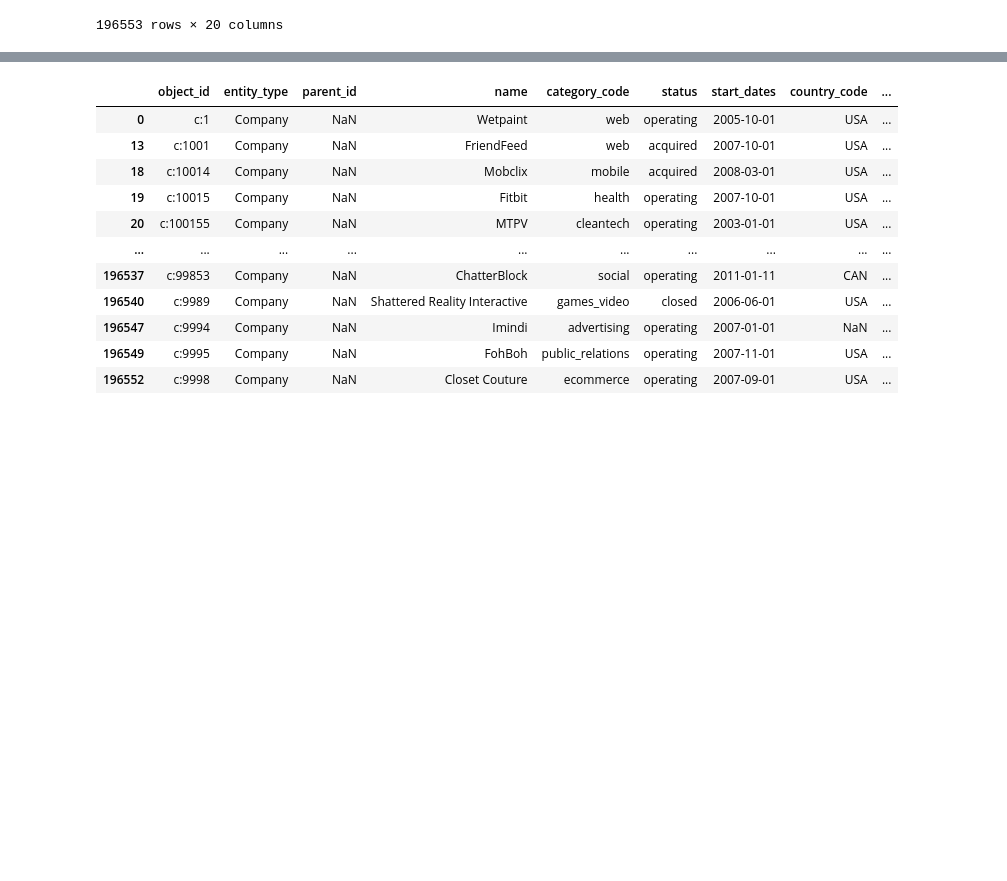
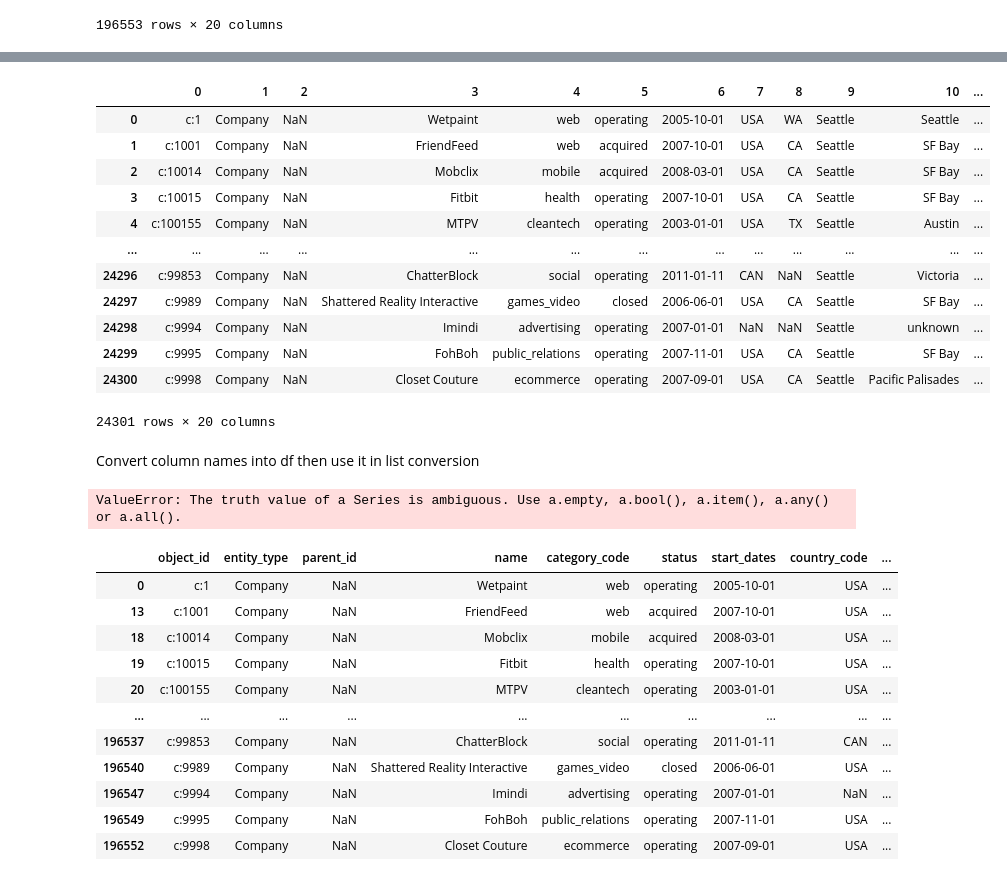
Before and after one commit to PaulIsenberg/FWIP_Venture, a Jupyter notebook: transform_end_date.ipynb, the cells around one changed output, grey strips where cells are left out. Cells and saved outputs as stored; diff of their text form; code cells hidden in the pictures; blank space fills up the shorter version.

Commit message:
Manipulating start-end dates of df.

```diff
--- a/transform_end_date.ipynb
+++ b/transform_end_date.ipynb
@@ -650,0 +681,29 @@ clean_merge_df
+# %%
+final_df = pd.DataFrame(list(filter(lambda x: str(x[6]) != 'NaT' and str(x[14]) != 'NaT', clean_merge_df.values.tolist())))
+# %%
+final_df
+# %% [output]
+|  | 0 | 1 | 2 | 3 | 4 | 5 | 6 | 7 | 8 | 9 | 10 | ... |
+| 0 | c:1 | Company | NaN | Wetpaint | web | operating | 2005-10-01 | USA | WA | Seattle | Seattle | ... |
+| 1 | c:1001 | Company | NaN | FriendFeed | web | acquired | 2007-10-01 | USA | CA | Seattle | SF Bay | ... |
+| 2 | c:10014 | Company | NaN | Mobclix | mobile | acquired | 2008-03-01 | USA | CA | Seattle | SF Bay | ... |
+| 3 | c:10015 | Company | NaN | Fitbit | health | operating | 2007-10-01 | USA | CA | Seattle | SF Bay | ... |
+| 4 | c:100155 | Company | NaN | MTPV | cleantech | operating | 2003-01-01 | USA | TX | Seattle | Austin | ... |
+| ... | ... | ... | ... | ... | ... | ... | ... | ... | ... | ... | ... | ... |
+| 24296 | c:99853 | Company | NaN | ChatterBlock | social | operating | 2011-01-11 | CAN | NaN | Seattle | Victoria | ... |
+| 24297 | c:9989 | Company | NaN | Shattered Reality Interactive | games_video | closed | 2006-06-01 | USA | CA | Seattle | SF Bay | ... |
+| 24298 | c:9994 | Company | NaN | Imindi | advertising | operating | 2007-01-01 | NaN | NaN | Seattle | unknown | ... |
+| 24299 | c:9995 | Company | NaN | FohBoh | public_relations | operating | 2007-11-01 | USA | CA | Seattle | SF Bay | ... |
+| 24300 | c:9998 | Company | NaN | Closet Couture | ecommerce | operating | 2007-09-01 | USA | CA | Seattle | Pacific Palisades | ... |
+24301 rows × 20 columns
+# %% [markdown]
+Convert column names into df then use it in list conversion
+# %%
+# final_df = clean_merge_df[(clean_merge_df['start_dates'] != '<M8[NaT]') and (clean_merge_df['end_dates'] != '<M8[NaT]')
+
+
+
+#final_df = clean_merge_df[!pd.isnull(np.datetime64(clean_merge_df['start_dates'])]
+final_df
+# %% [output]
+ValueError: The truth value of a Series is ambiguous. Use a.empty, a.bool(), a.item(), a.any() or a.all().
```
Also changed, not shown: parts of 19 cells of this notebook.
